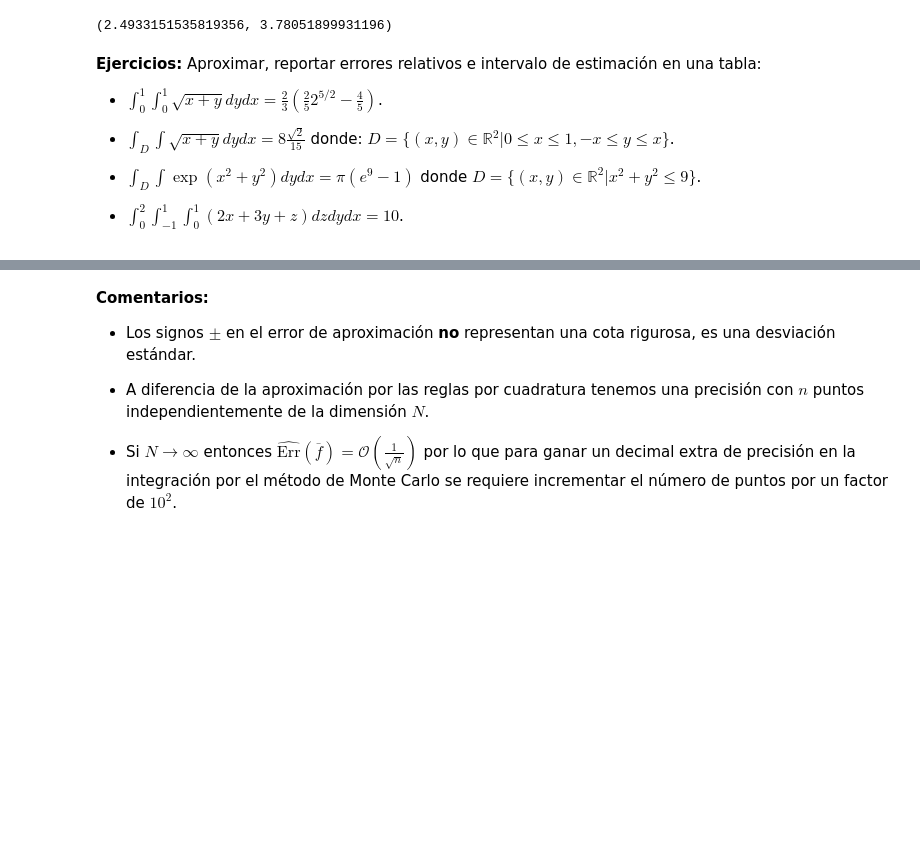
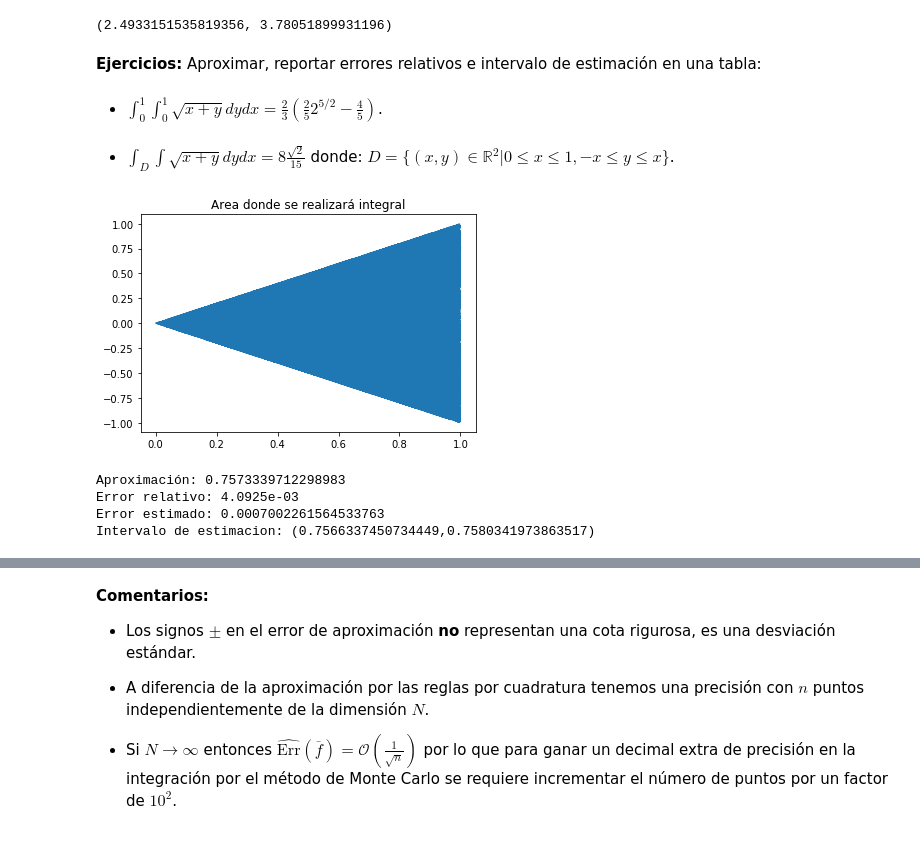
Before and after one commit to mno-2020-gh-classroom/ejercicios-de-dif-e-int-numerica-gzarazua, a Jupyter notebook: 1.5.Integracion_numerica.ipynb, the cells around one changed output, grey strips where cells are left out. Drawn from its saved outputs; the diff is of its cells as text; code cells hidden in the pictures; blank space fills up the shorter version.

```diff
--- a/1.5.Integracion_numerica.ipynb
+++ b/1.5.Integracion_numerica.ipynb
@@ -580,13 +580,53 @@ intervalo:
 (approx-(b-a)*error_est, approx+(b-a)*error_est)
 # %% [output]
 (2.4933151535819356, 3.78051899931196)
+# %% [markdown]
+**Ejercicios:** Aproximar, reportar errores relativos e intervalo de estimación en una tabla:
+# %%
+#Para los siguientes ejercicios necesitaremos los siguientes paqutes, definiciones y función de error relativo
+import numpy as np
+import matplotlib.pyplot as plt
+import math
+
+semilla=0
+density_p=int(10**5)
+
+def err_rel(aprox, obj): #error relativo math
+    return math.fabs(aprox-obj)/math.fabs(obj)
+# %% [markdown]
+* $\displaystyle \int_0^1\int_0^1\sqrt{x+y}dydx=\frac{2}{3}\left(\frac{2}{5}2^{5/2}-\frac{4}{5}\right)$.
 # %% [markdown]
-**Ejercicios:** Aproximar, reportar errores relativos e intervalo de estimación en una tabla:
-
-* $\displaystyle \int_0^1\int_0^1\sqrt{x+y}dydx=\frac{2}{3}\left(\frac{2}{5}2^{5/2}-\frac{4}{5}\right)$.
-
 * $\displaystyle \int_D \int \sqrt{x+y}dydx=8\frac{\sqrt{2}}{15}$ donde: $D=\{(x,y) \in \mathbb{R}^2 | 0 \leq x \leq 1, -x \leq y \leq x\}$.
-
-* $\displaystyle \int_D \int \exp{(x^2+y^2)}dydx = \pi(e^9-1)$ donde $D=\{(x,y) \in \mathbb{R}^2 | x^2+y^2 \leq 9\}$.
-
-* $\displaystyle \int_0^2 \int_{-1}^1 \int_0^1 (2x+3y+z)dzdydx = 10$.
+# %%
+np.random.seed(semilla)
+f1=lambda x: np.sqrt(x[:,0]+x[:,1])
+f2=lambda x:x[:,0]-np.abs(x[:,1])
+a1=0
+b1=1
+a2=-1
+b2=1
+x_p=np.random.uniform(a1,b1,density_p)
+y_p=np.random.uniform(a2,b2,density_p)
+p=np.concatenate((x_p, y_p)).reshape(2,density_p).transpose()
+
+ind=f2(p)>=0
+p_subset=p[ind]
+plt.plot(p_subset[:,0],p_subset[:,1])
+plt.title('Area donde se realizará integral')
+plt.show()
+
+obj=8*pow(2,(1/2))/15
+vol=(b1-a1)*(b2-a2)*len(p_subset)/len(p)
+
+approx=vol*np.mean(f1(p_subset))
+print("Aproximación: {}".format(approx))
+print("Error relativo: {:0.4e}".format(err_rel(approx,obj)))
+error_est = math.sqrt(sum((f1(p_subset)-approx)**2)/density_p**2)
+print("Error estimado: {}".format(error_est))
+print("Intervalo de estimacion: ({},{})".format(approx-error_est,approx+error_est))
+# %% [output]
+[figure, added]
+Aproximación: 0.7573339712298983
+Error relativo: 4.0925e-03
+Error estimado: 0.0007002261564533763
+Intervalo de estimacion: (0.7566337450734449,0.7580341973863517)
```
Also changed, not shown: parts of 3 cells of this notebook.
